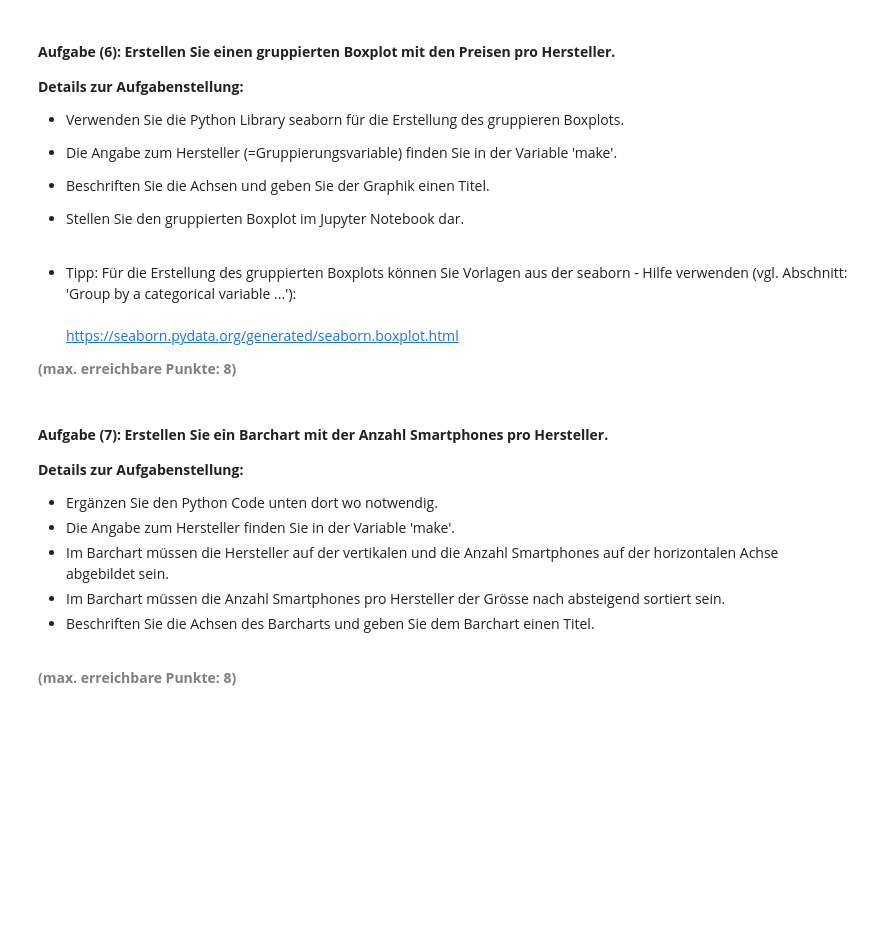
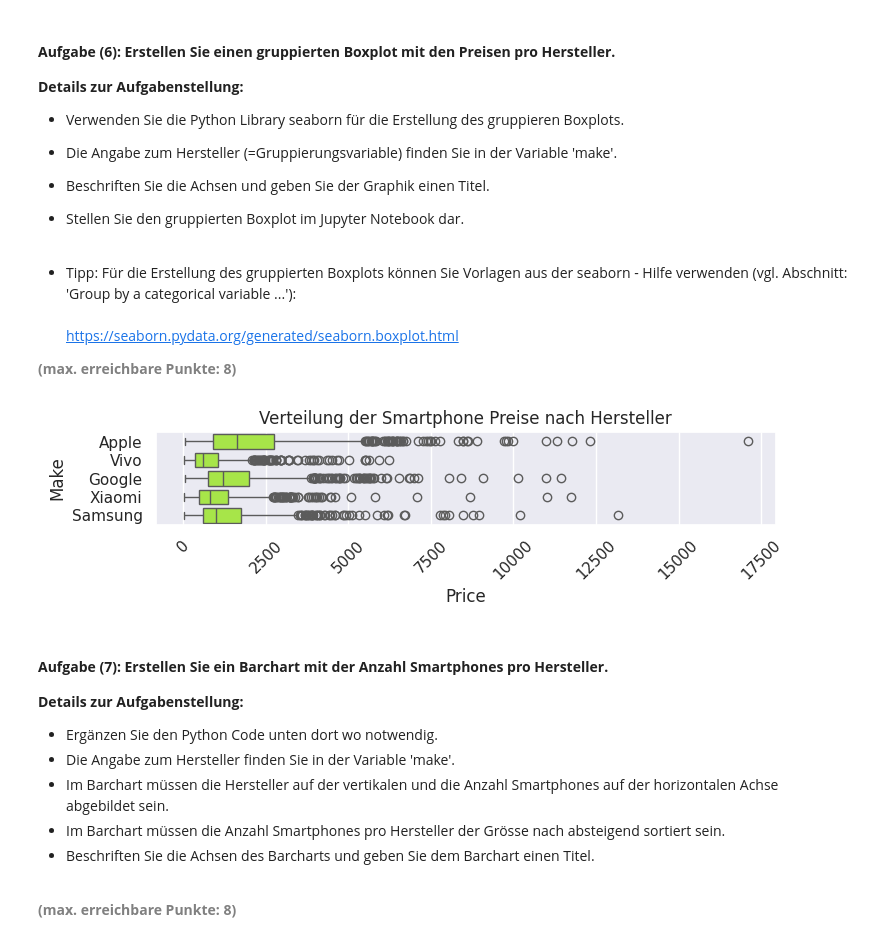
Before and after one commit to CarlsonBuma/zhaw-5-python_exploratory_data_analysis, a Jupyter notebook: AP02/AP02_Advanced_Data_Preparation_and_EDA.ipynb, the cells around one changed output. Saved outputs shown, nothing was run; the diff lists cells and outputs as text; code cells hidden in the pictures; blank space fills up the shorter version.

```diff
--- a/AP02/AP02_Advanced_Data_Preparation_and_EDA.ipynb
+++ b/AP02/AP02_Advanced_Data_Preparation_and_EDA.ipynb
@@ -425,6 +425,22 @@ plt.show()
 <b style="color: gray;">(max. erreichbare Punkte: 8)</b>
 # %%
 # Erstellen, Beschriften und Anzeigen des gruppierten Boxplots
+plt.figure(figsize=(8,1.2))
+plt.ticklabel_format(style='plain')
+sns.boxplot(
+    data=df,
+    x="price",
+    y="make",
+    color="greenyellow"
+)
+
+plt.title('Verteilung der Smartphone Preise nach Hersteller', fontsize=12)
+plt.xlabel('Price')
+plt.ylabel('Make')
+plt.xticks(rotation=45)
+plt.show()
+# %% [output]
+[figure, added]
 # %% [markdown]
 #### <b>Aufgabe (7): Erstellen Sie ein Barchart mit der Anzahl Smartphones pro Hersteller.</b>
 <b>Details zur Aufgabenstellung:</b>
```
Also changed, not shown: parts of 3 cells of this notebook, 2 other files.
